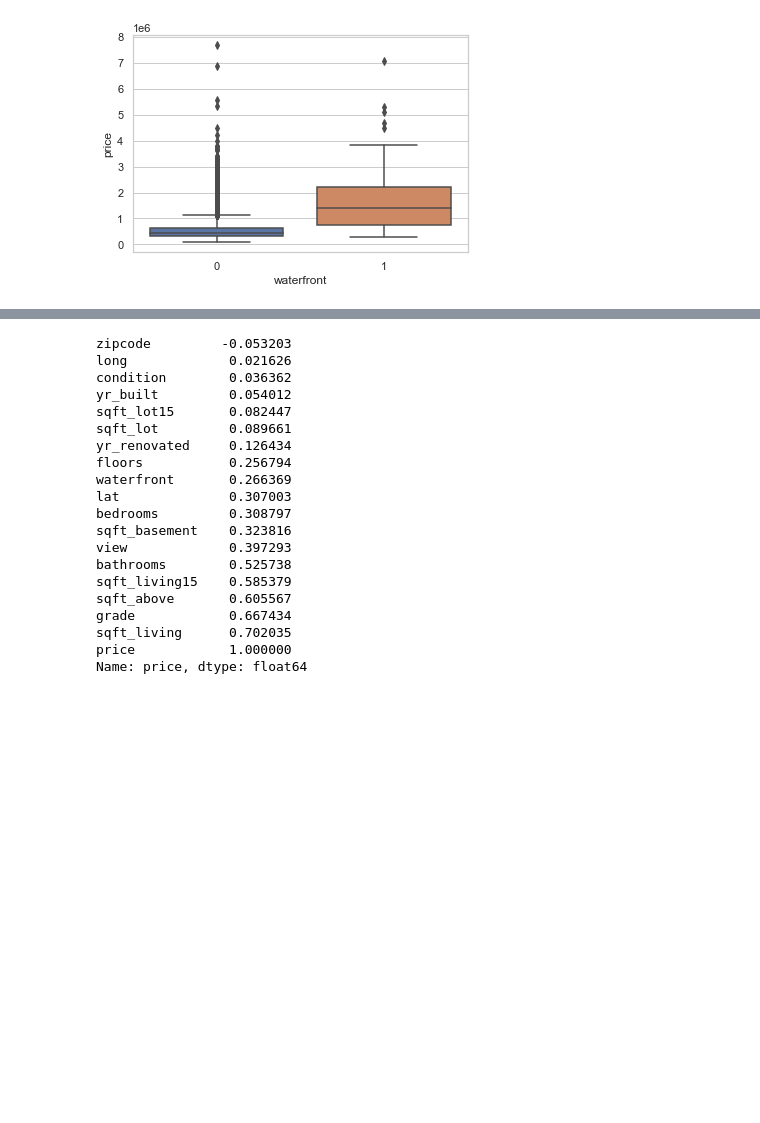
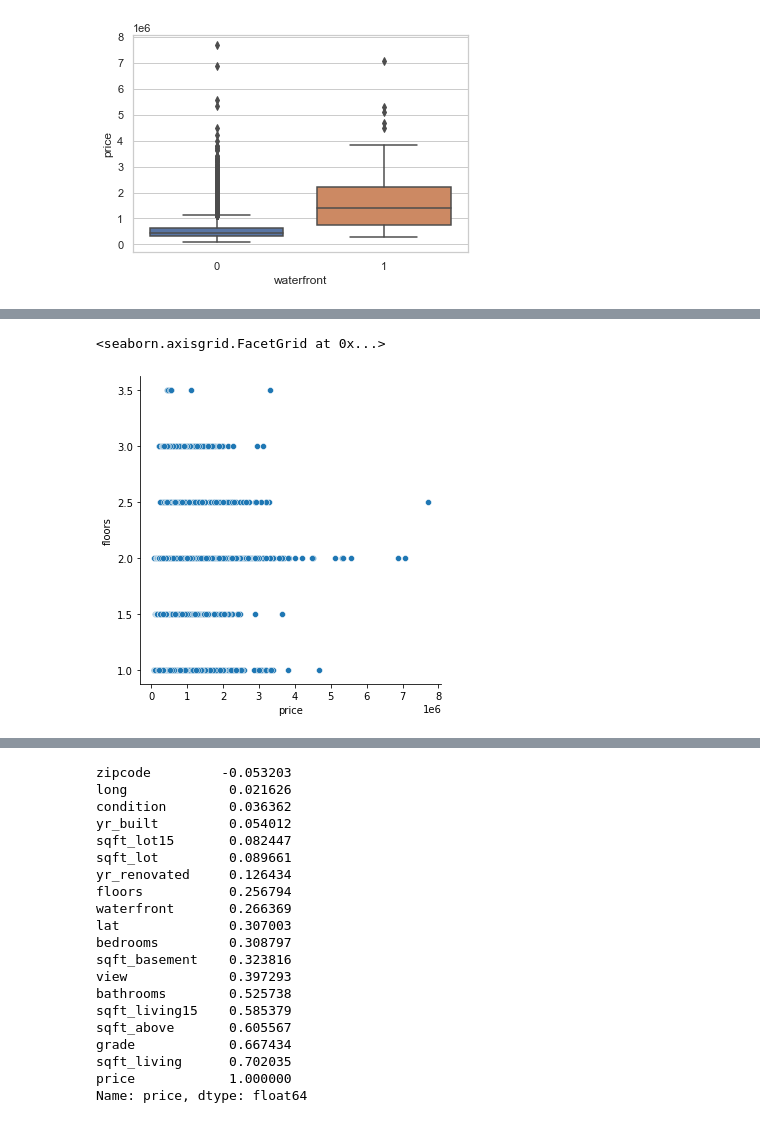
Before and after one commit to JyotiManoorkar/Predictive-Analysis_Linear-Regression-Using-Python, a Jupyter notebook: Predictive analysis.ipynb, the cells around one changed output, grey strips where cells are left out. Drawn from its saved outputs; the diff is of its cells as text; code cells hidden in the pictures; blank space fills up the shorter version.

```diff
--- a/Predictive analysis.ipynb
+++ b/Predictive analysis.ipynb
@@ -152,0 +162,5 @@ sns.boxplot(x=df['waterfront'],y=df['price'])
+# %%
+sns.relplot(x=df['price'],y=df['floors'])
+# %% [output]
+<seaborn.axisgrid.FacetGrid at 0x...>
+[figure, added]
```
Also changed, not shown: parts of 13 cells of this notebook.
